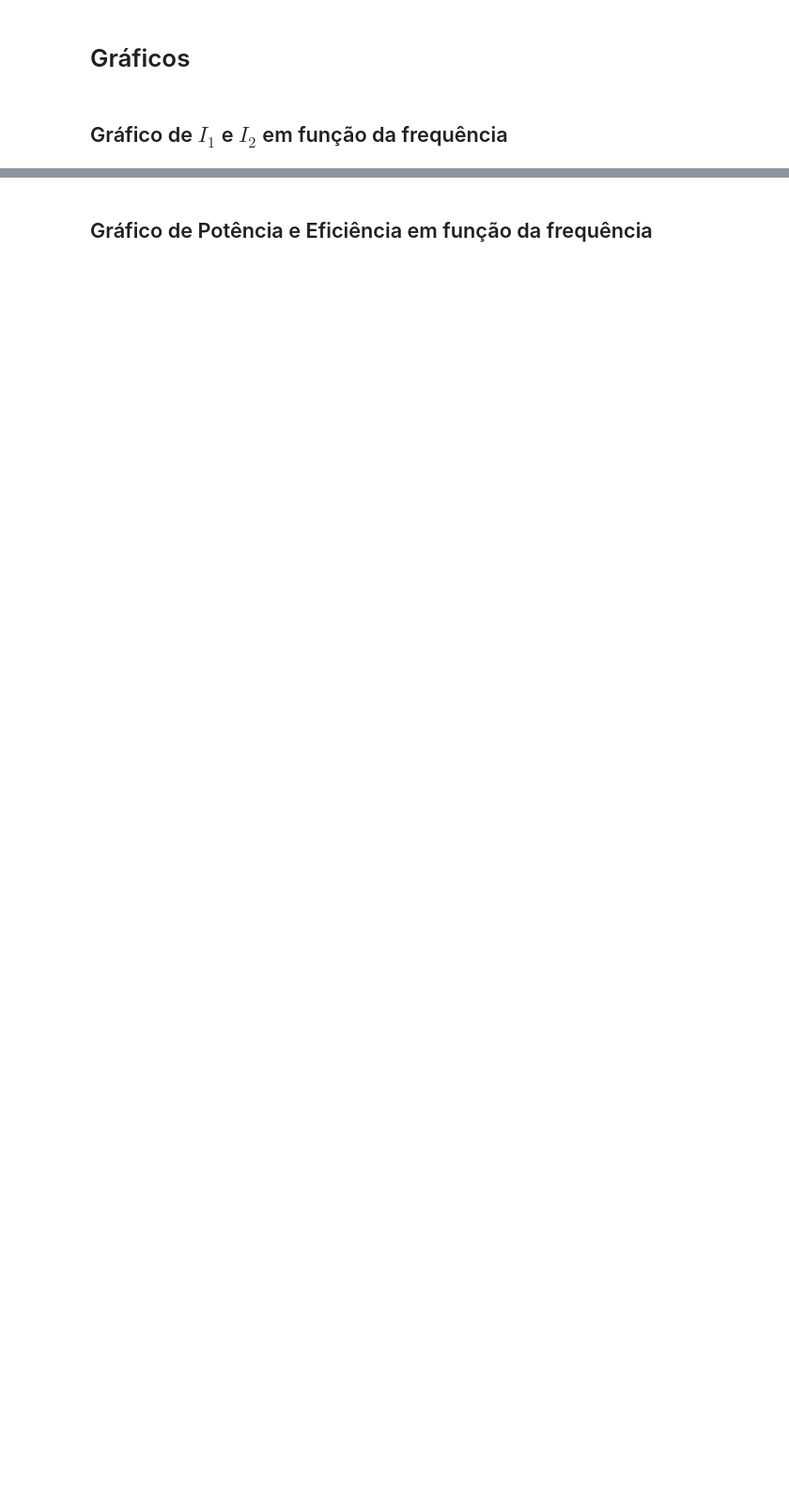
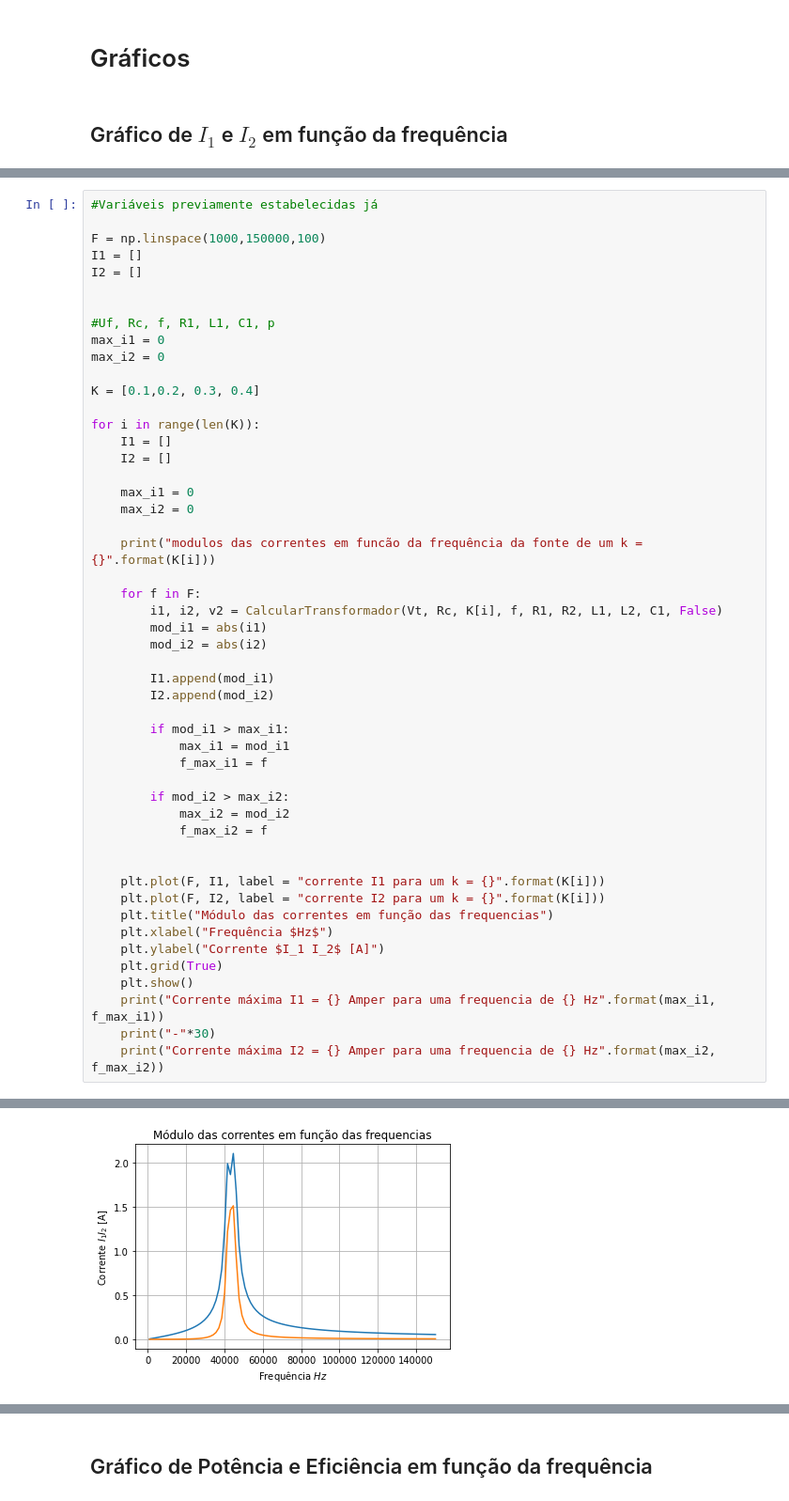
Before and after one commit to lucasfonseca19/projeto-eletromag, a Jupyter notebook: projeto.ipynb, the cells around one changed output, grey strips where cells are left out. Shown: that part at 94% size. Drawn from its saved outputs; the diff is of its cells as text; blank space fills up the shorter version.

```diff
--- a/projeto.ipynb
+++ b/projeto.ipynb
@@ -182,0 +187,51 @@ Corrente máxima I2 = 1.0608537440197965 para uma frequencia de 36636.3636363636
+# %%
+#Variáveis previamente estabelecidas já
+
+F = np.linspace(1000,150000,100)
+I1 = []
+I2 = []
+
+
+#Uf, Rc, f, R1, L1, C1, p
+max_i1 = 0
+max_i2 = 0
+
+K = [0.1,0.2, 0.3, 0.4]
+
+for i in range(len(K)):
+    I1 = []
+    I2 = []
+
+    max_i1 = 0
+    max_i2 = 0
+
+    print("modulos das correntes em funcão da frequência da fonte de um k = {}".format(K[i]))
+
+    for f in F:
+        i1, i2, v2 = CalcularTransformador(Vt, Rc, K[i], f, R1, R2, L1, L2, C1, False)
+        mod_i1 = abs(i1)
+        mod_i2 = abs(i2)
+
+        I1.append(mod_i1)
+        I2.append(mod_i2)
+
+        if mod_i1 > max_i1:
+            max_i1 = mod_i1
+            f_max_i1 = f
+
+        if mod_i2 > max_i2:
+            max_i2 = mod_i2
+            f_max_i2 = f
+
+
+    plt.plot(F, I1, label = "corrente I1 para um k = {}".format(K[i]))
+    plt.plot(F, I2, label = "corrente I2 para um k = {}".format(K[i]))
+    plt.title("Módulo das correntes em função das frequencias")
+    plt.xlabel("Frequência $Hz$")
+    plt.ylabel("Corrente $I_1 I_2$ [A]")
+    plt.grid(True)
+    plt.show()
+    print("Corrente máxima I1 = {} Amper para uma frequencia de {} Hz".format(max_i1, f_max_i1))
+    print("-"*30)
+    print("Corrente máxima I2 = {} Amper para uma frequencia de {} Hz".format(max_i2, f_max_i2))
+# %% [output]
@@ -182,0 +239 @@ Corrente máxima I2 = 1.0608537440197965 para uma frequencia de 36636.3636363636
+[figure, added]
```
Also changed, not shown: parts of 9 cells of this notebook.
